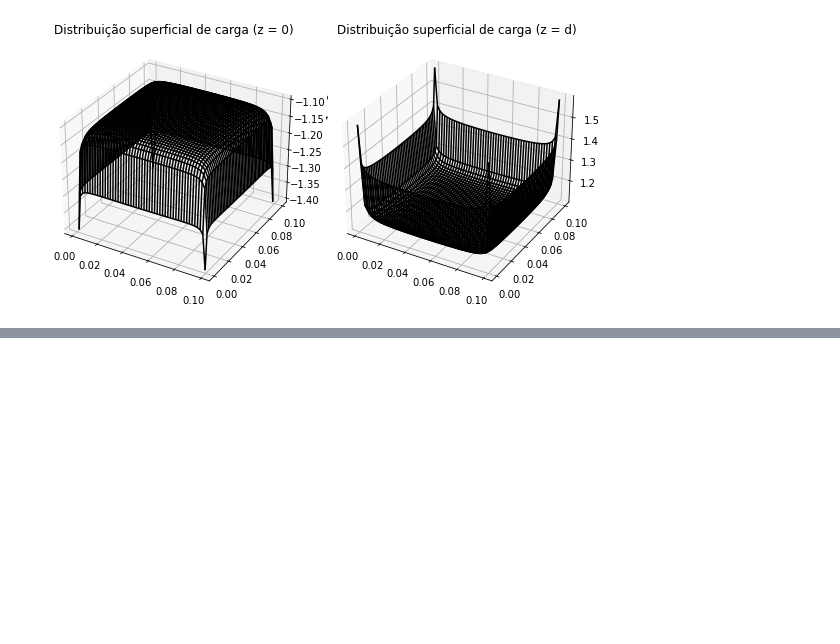
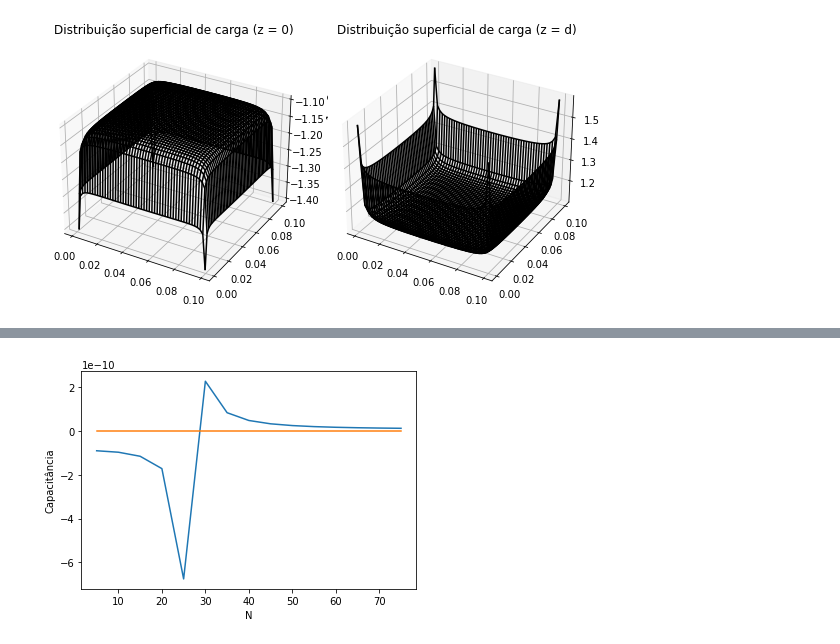
Before and after one commit to guimorone/ProjetoEletromag, a Jupyter notebook: ProjetoGma2.ipynb, the cells around one changed output, grey strips where cells are left out. Saved outputs shown, nothing was run; the diff lists cells and outputs as text; code cells hidden in the pictures; blank space fills up the shorter version.

```diff
--- a/ProjetoGma2.ipynb
+++ b/ProjetoGma2.ipynb
@@ -241,0 +244,17 @@ Para N = 50
+# %%
+# Cálculo da capacitância
+def capacitancia(amp, nElementos):
+    # Não tem capacitância em z = 0 (tensão nula)
+    return sum(amp[nElementos**2:2 * nElementos**2]) * delta**2/V0
+
+capacitancias = []
+alcance = range(5, 80, 5)
+for k in alcance:
+    delta = L/k # lado de cada elemento
+    Rk = coordenadasCentro(k)
+    Zk = matrizImpedancia(k, Rk)
+    Vk = matrizTensao(k)
+    Ak = amplitude(Zk, Vk)
+    cap = capacitancia(Ak, k)
+    capacitancias.append(cap)
+    print('Capacitância para N =', k, 'é:', cap)
@@ -241,0 +277,8 @@ Para N = 50
+# %%
+plt.plot(np.array(alcance), np.array(capacitancias) - e0 * L**2/d)
+plt.plot(np.array(alcance), np.zeros(len(alcance)))
+plt.xlabel('N')
+plt.ylabel('Capacitância')
+plt.show()
+# %% [output]
+[figure, added]
```
Also changed, not shown: parts of 4 cells of this notebook.
